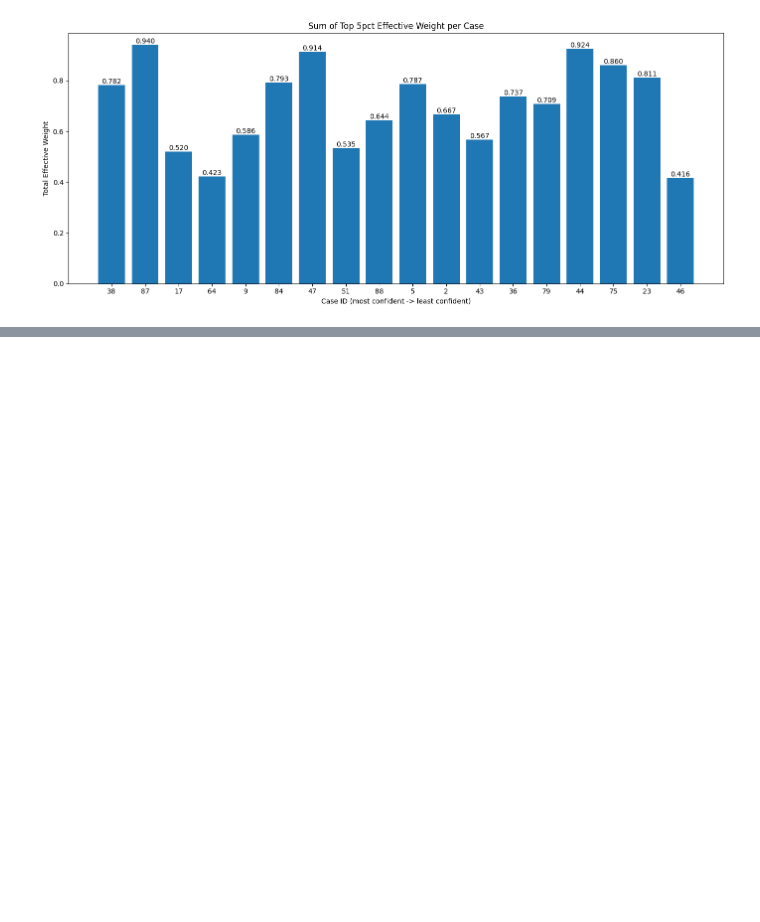
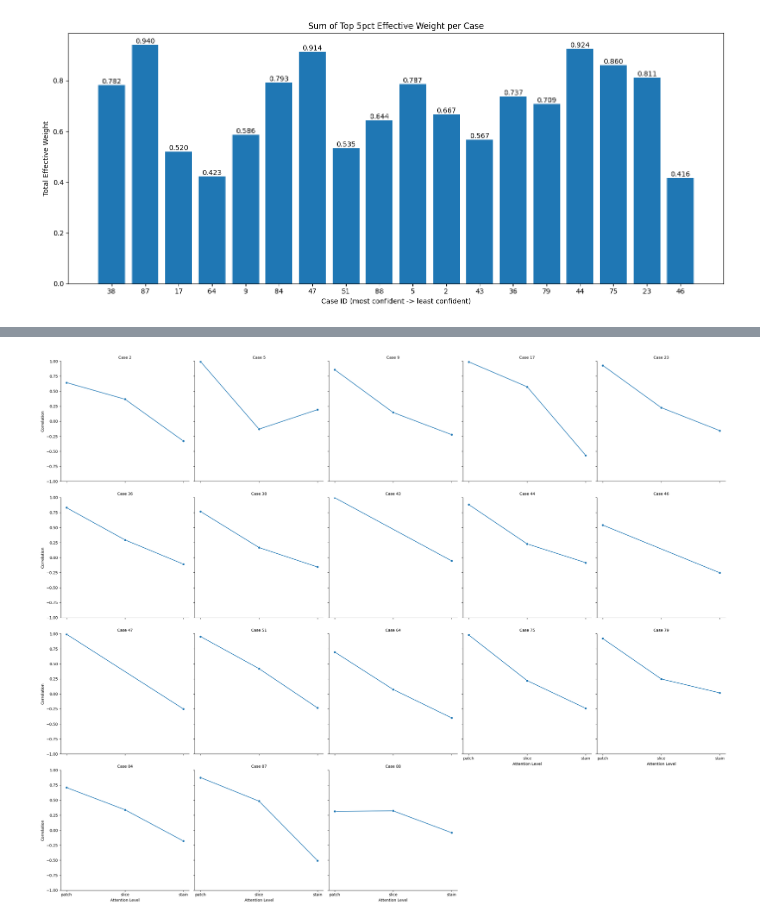
Before and after one commit to arvindkrishna87/STAT390_CMIL_Fall2025, a Jupyter notebook: Code/MIL/MIL_trainer_17Nov_Luna/visualize_predictions.ipynb, the cells around one changed output, grey strips where cells are left out. Cells and saved outputs as stored; diff of their text form; code cells hidden in the pictures; blank space fills up the shorter version.

```diff
--- a/Code/MIL/MIL_trainer_17Nov_Luna/visualize_predictions.ipynb
+++ b/Code/MIL/MIL_trainer_17Nov_Luna/visualize_predictions.ipynb
@@ -202,0 +320,23 @@ plt.show()
+# %%
+
+
+# starting from your `plot_df`
+g = sns.relplot(
+    data=plot_df,
+    x="attn_level",
+    y="correlation",
+    col="case_id",         # facet by case_id
+    col_wrap=5,            # adjust depending on how many you want per row
+    kind="line",
+    marker="o",
+    facet_kws={'sharey': True, 'sharex': True}
+)
+
+g.set_titles("Case {col_name}")
+g.set_axis_labels("Attention Level", "Correlation")
+
+plt.ylim(-1, 1)
+plt.tight_layout()
+plt.show()
+# %% [output]
+[figure, added]
```
Also changed, not shown: parts of 8 cells of this notebook, 2 other files.
